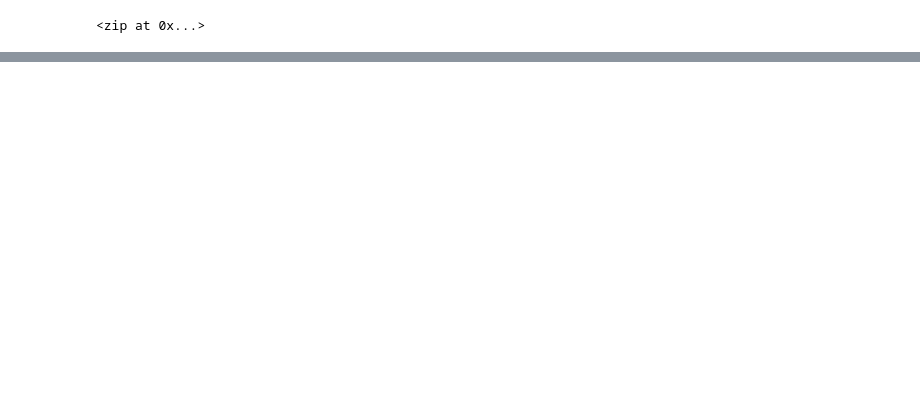
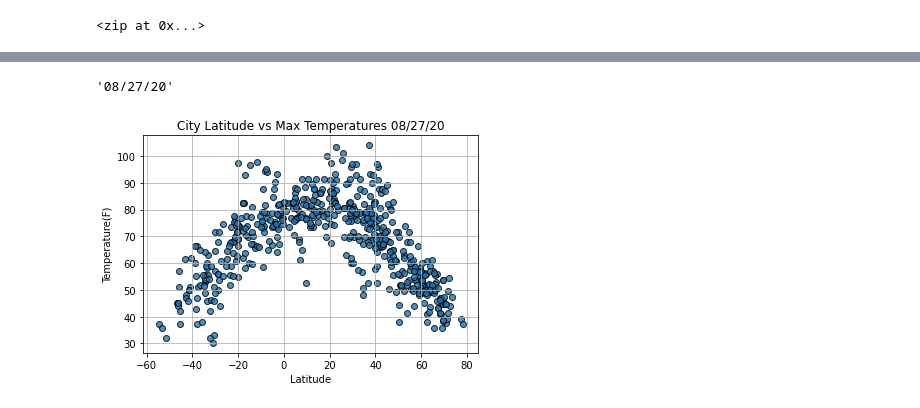
Before and after one commit to ramruph/World_Weather_Analysis, a Jupyter notebook: WeatherPy.ipynb, the cells around one changed output, grey strips where cells are left out. Drawn from its saved outputs; the diff is of its cells as text; code cells hidden in the pictures; blank space fills up the shorter version.

Commit message:
added scatter plots

```diff
--- a/WeatherPy.ipynb
+++ b/WeatherPy.ipynb
@@ -143,3 +143,35 @@ city_data_df.head(10)
 output_data_file = "weather_data/cities.csv"
 # Export the City_Data into a CSV.
 city_data_df.to_csv(output_data_file, index_label="City_ID")
+# %%
+# Extract relevant fields from the DataFrame for plotting.
+lats = city_data_df["Lat"]
+max_temps = city_data_df["Max Temp"]
+humidity = city_data_df["Humidity"]
+cloudiness = city_data_df["Cloudiness"]
+wind_speed = city_data_df["Wind Speed"]
+# %%
+#Import the time module.
+import time
+# Get today's date in seconds.
+today = time.strftime("%x")
+today
+# %% [output]
+'08/27/20'
+# %%
+#Scatter Plot
+
+plt.scatter(lats,max_temps, edgecolor="black", linewidth=1, marker="o", alpha=.8, label="Cities")
+
+#graph properties
+plt.title(f"City Latitude vs Max Temperatures "+today)
+plt.ylabel("Temperature(F)")
+plt.xlabel("Latitude")
+plt.grid(True)
+
+#Save Figure
+plt.savefig("weather_data/Fig1.png")
+
+plt.show()
+# %% [output]
+[figure, added]
```
Also changed, not shown: parts of 6 cells of this notebook.
